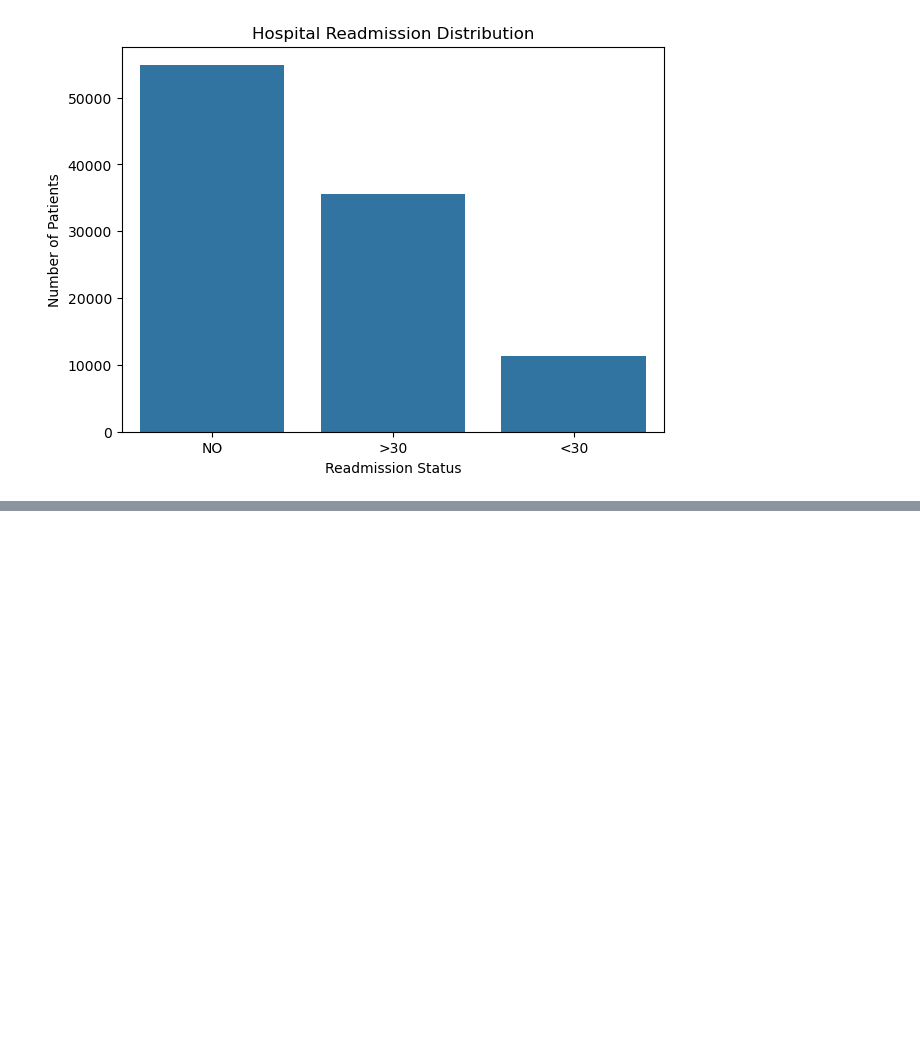
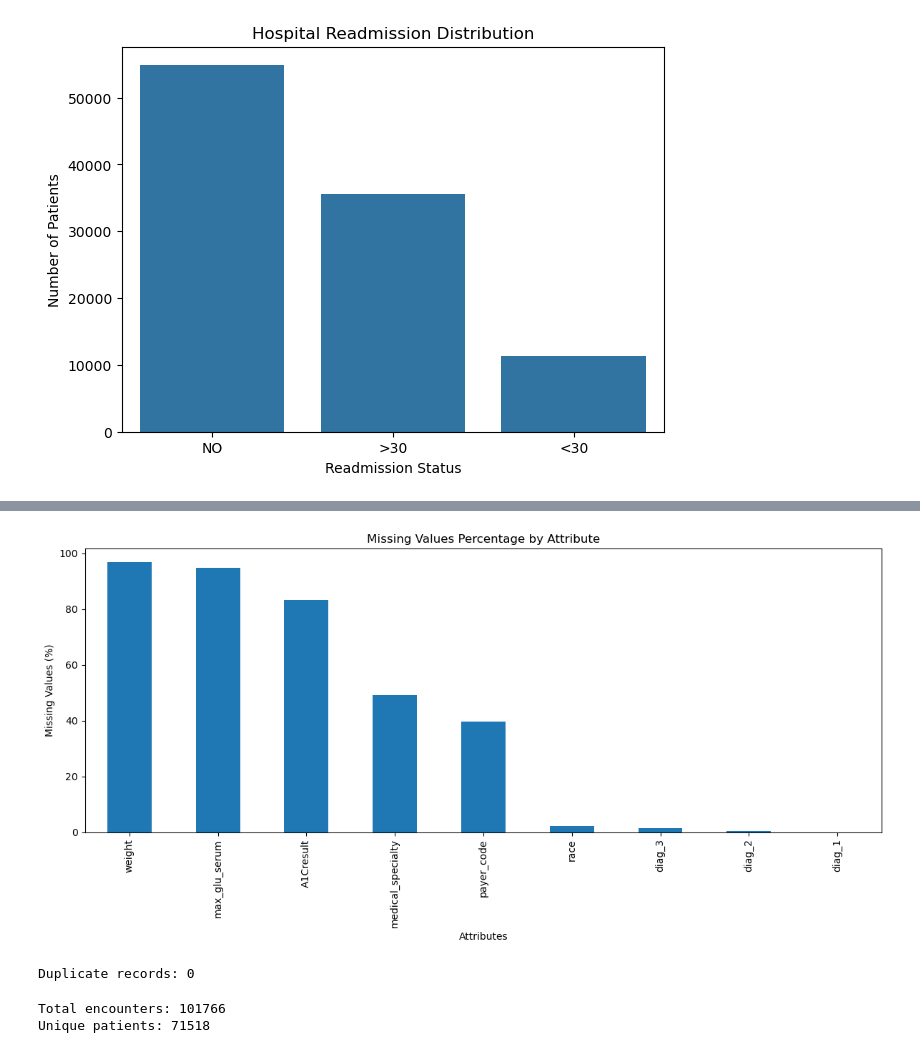
Before and after one commit to nischithpl/Hospital-Readmission-Prediction, a Jupyter notebook: notebooks/dataset1_analysis.ipynb, the cells around one changed output, grey strips where cells are left out. Cells and saved outputs as stored; diff of their text form; code cells hidden in the pictures; blank space fills up the shorter version.

```diff
--- a/notebooks/dataset1_analysis.ipynb
+++ b/notebooks/dataset1_analysis.ipynb
@@ -100,3 +100,5 @@ plt.ylabel("Number of Patients")
 plt.show()
 # %% [output]
 [figure]
+# %%
+df.replace("?", np.nan, inplace=True)
@@ -102,0 +122,6 @@ plt.show()
+# %%
+missing_percentage = (df.isnull().sum() / len(df)) * 100
+
+missing_percentage = missing_percentage[missing_percentage > 0]
+
+print(missing_percentage.sort_values(ascending=False))
@@ -102,0 +139,25 @@ plt.show()
+# %%
+plt.figure(figsize=(12, 6))
+
+missing_percentage.sort_values(ascending=False).plot(kind='bar')
+
+plt.title("Missing Values Percentage by Attribute")
+plt.xlabel("Attributes")
+plt.ylabel("Missing Values (%)")
+plt.xticks(rotation=90)
+
+plt.tight_layout()
+plt.show()
+# %% [output]
+[figure, added]
+# %%
+print("Duplicate records:", df.duplicated().sum())
+# %% [output]
+Duplicate records: 0
+# %%
+print("Total encounters:", len(df))
+
+print("Unique patients:", df["patient_nbr"].nunique())
+# %% [output]
+Total encounters: 101766
+Unique patients: 71518
```
Also changed, not shown: parts of 7 cells of this notebook, 2 other files.
